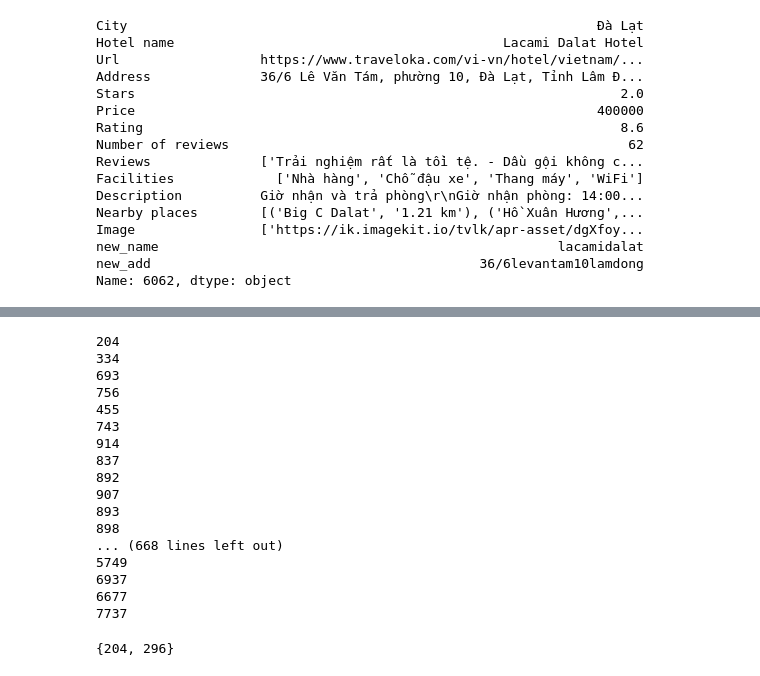
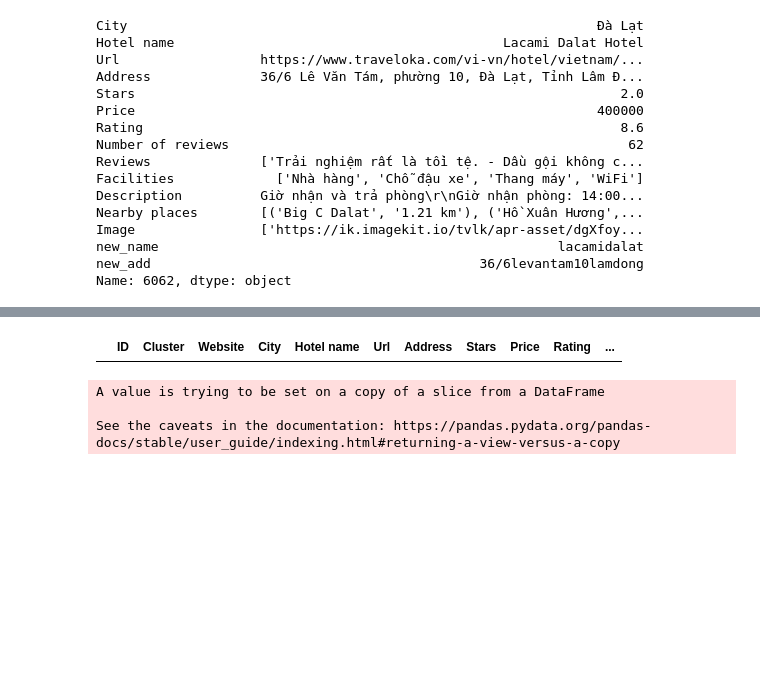
Before and after one commit to tungnk181120/Tichhopdulieu, a Jupyter notebook: Data-matching/Data_matching.ipynb, the cells around one changed output, grey strips where cells are left out. Drawn from its saved outputs; the diff is of its cells as text; code cells hidden in the pictures; blank space fills up the shorter version.

```diff
--- a/Data-matching/Data_matching.ipynb
+++ b/Data-matching/Data_matching.ipynb
@@ -442,0 +504,4 @@ for i in ls:
+# %%
+data_df['ID'] = range(1, len(data_df) + 1)
+data_df['Cluster'] = None
+data_df
@@ -442,0 +522,13 @@ for i in ls:
+# %%
+def check_website(url):
+    if "booking.com" in url:
+        return 'booking.com'
+    elif 'mytour.vn' in url:
+        return 'mytour.vn'
+    elif 'traveloka.com' in url:
+        return 'traveloka.com'
+    elif 'agoda.com' in url:
+        return 'agoda.com'
+data_df['Website'] = ''
+data_df['Website'] = data_df['Url'].apply(lambda x: check_website(x))
+data_df
@@ -443,34 +572,29 @@ for i in ls:
+# %%
+data_filtered = pd.DataFrame(data = [], columns = cols)
+data_filtered
+# %% [output]
+|  | ID | Cluster | Website | City | Hotel name | Url | Address | Stars | Price | Rating | ... |
 # %%
+count_cluster = 0
+list_not_min_id = []
 for iter in ls:
+    count_cluster += 1
     min_prince = 999999999999999999999999999999
     min_id = -1
     for id in iter:
+        data_df['Cluster'][id] = count_cluster
+
+        _row = pd.DataFrame([data_df.loc[id].values.tolist()], columns=data_df.columns)
+        data_filtered = pd.concat([data_filtered, _row], axis=0)
         if data_df.loc[id]["Price"] < min_prince:
             min_id = id
             min_prince = data_df.loc[id]["Price"]
+
     for id in iter:
         if id != min_id:
-            data_df = data_df.drop([id])
-            print(id)
+            list_not_min_id.append(id)
+# list_not_min_id
 # %% [output]
-204
-334
-693
-756
-455
-743
-914
-837
-892
-907
-893
-898
-... (668 lines left out)
-5749
-6937
-6677
-7737
+A value is trying to be set on a copy of a slice from a DataFrame
+
+See the caveats in the documentation: https://pandas.pydata.org/pandas-docs/stable/user_guide/indexing.html#returning-a-view-versus-a-copy
-# %%
-ls[0]
-# %% [output]
-{204, 296}
```
Also changed, not shown: parts of 39 cells of this notebook, 2 other files.
